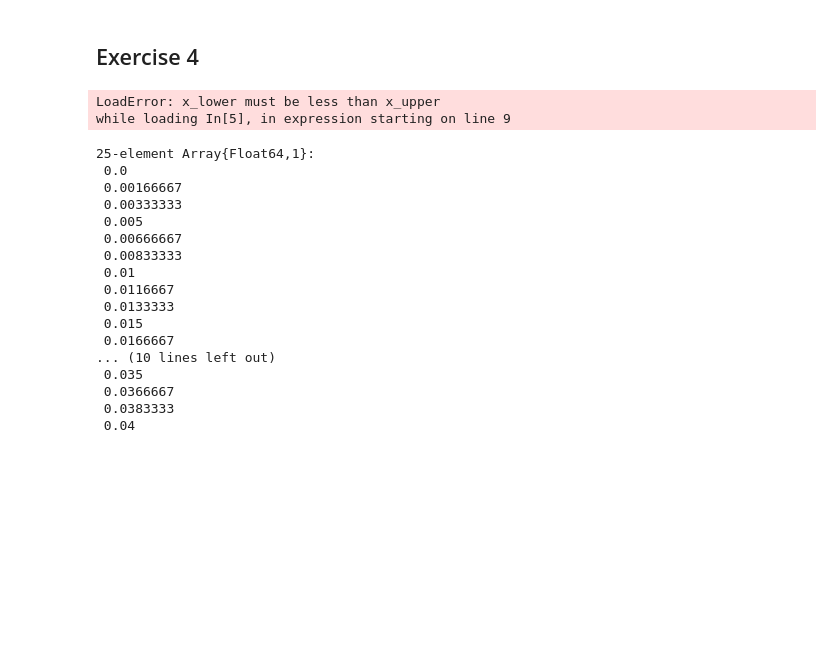
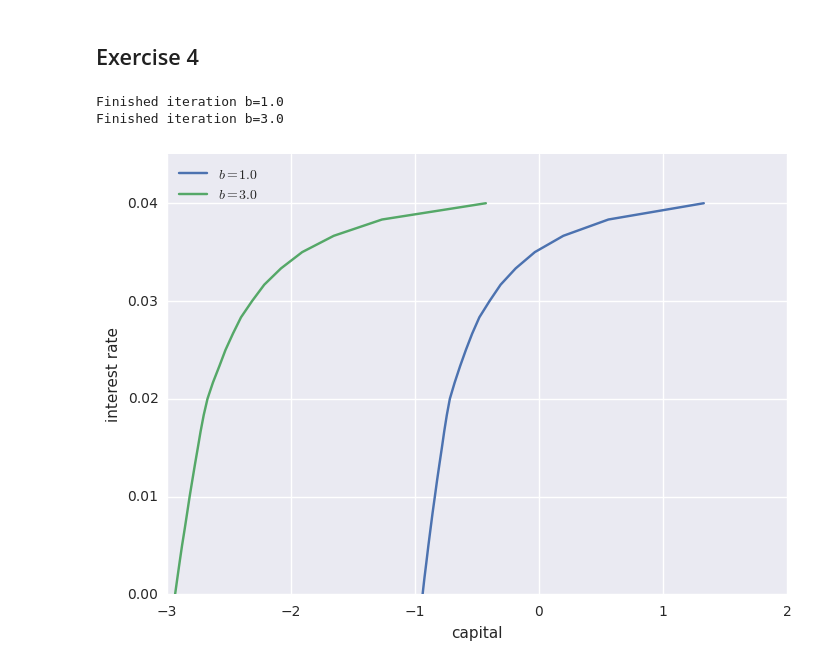
Before and after one commit to QuantEcon/QuantEcon.jl, a Jupyter notebook: solutions/ifp_solutions.ipynb, the cells around one changed output. Drawn from its saved outputs; the diff is of its cells as text; code cells hidden in the pictures; blank space fills up the shorter version.

```diff
--- a/solutions/ifp_solutions.ipynb
+++ b/solutions/ifp_solutions.ipynb
@@ -91,52 +101,33 @@ plt.show()
 # %% [markdown]
 ## Exercise 4
 # %%
-plt.close("all")
-M = 25
-r_vals = linspace(0, 0.04, M)
-fig, ax = subplots()
+function ex4()
+    M = 25
+    r_vals = linspace(0, 0.04, M)
+    fig, ax = subplots()
 
-b = 1
-r_val = r_vals[2]
+    for b in [1.0, 3.0]
+        asset_mean = Float64[]
+        for r_val in r_vals
+            cp = ConsumerProblem(r=r_val, b=b)
+            the_mean = mean(compute_asset_series(cp, 250000))
+            push!(asset_mean, the_mean)
+        end
+        ax[:plot](asset_mean, r_vals, label=LaTeXString("\$b= $b\$"))
+        println("Finished iteration b=$b")
+    end
 
-for b in [1, 3]
-    asset_mean = Float64[]
-    for r_val in r_vals
-        cp = ConsumerProblem(r=r_val, b=b)
-        the_mean = mean(compute_asset_series(cp, 250000))
-        push!(asset_mean, the_mean)
-    end
-    ax[:plot](asset_mean, r_vals, label=LaTeXString("\$b= $b\$"))
-    println("Finished iteration b=$b")
+    ax[:set_yticks](0:0.01:0.045)
+    ax[:set_xticks](-3:1:2.0)
+    ax[:set_xlabel]("capital")
+    ax[:set_ylabel]("interest rate")
+    ax[:grid](true)
+    ax[:legend](loc="upper left")
+    plt.show()
 end
 
-ax[:set_yticks](np.arange(.0, 0.045, .01))
-ax[:set_xticks](np.arange(-3, 2, 1))
-ax[:set_xlabel]("capital")
-ax[:set_ylabel]("interest rate")
-ax[:grid](true)
-ax[:legend](loc="upper left")
-plt.show()
+ex4()
 # %% [output]
-LoadError: x_lower must be less than x_upper
-while loading In[5], in expression starting on line 9
+Finished iteration b=1.0
+Finished iteration b=3.0
+[figure, added]
-# %%
-r_vals
-# %% [output]
-25-element Array{Float64,1}:
- 0.0
- 0.00166667
- 0.00333333
- 0.005
- 0.00666667
- 0.00833333
- 0.01
- 0.0116667
- 0.0133333
- 0.015
- 0.0166667
-... (10 lines left out)
- 0.035
- 0.0366667
- 0.0383333
- 0.04
```
Also changed, not shown: parts of 4 cells of this notebook.
